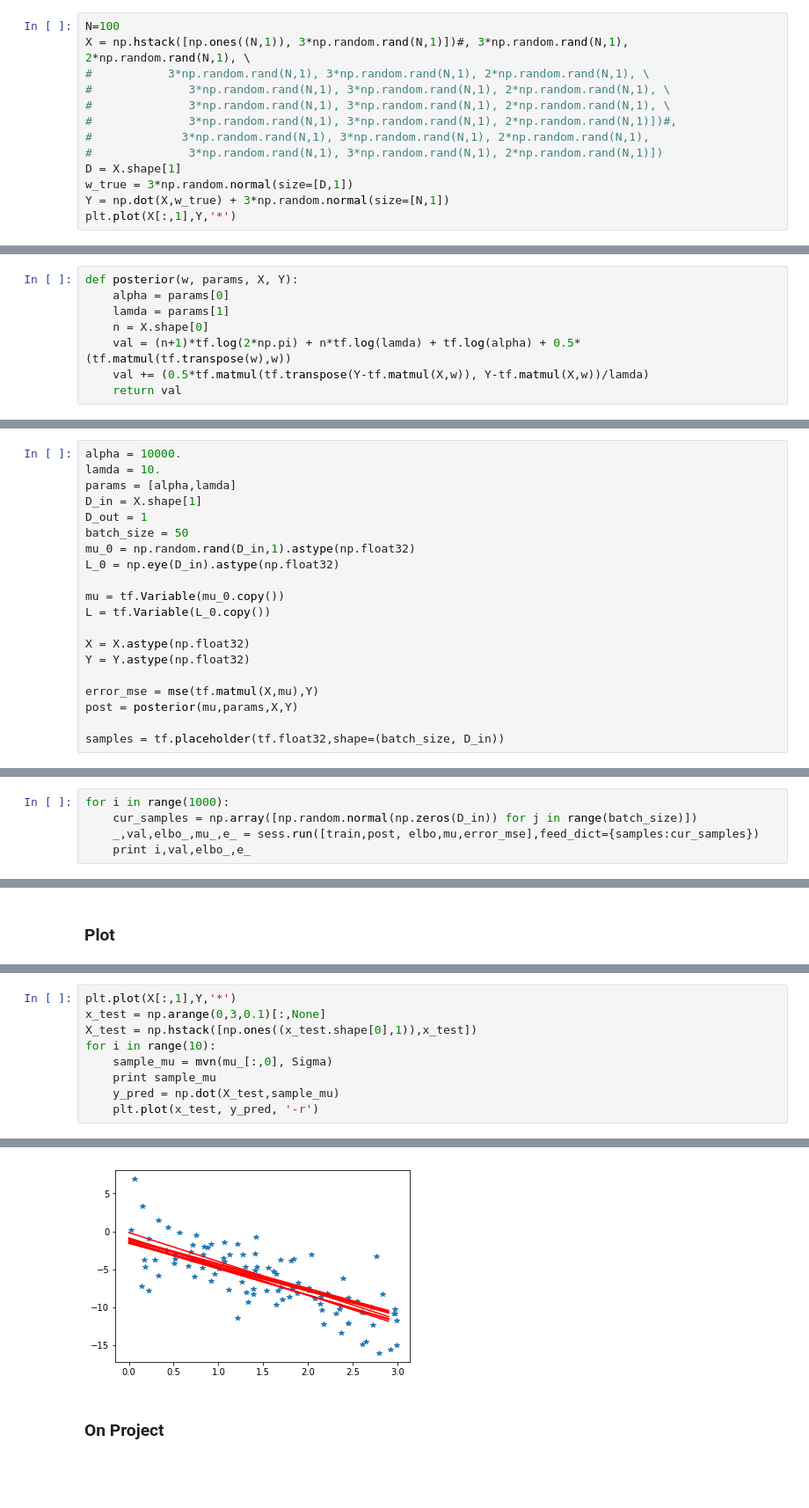
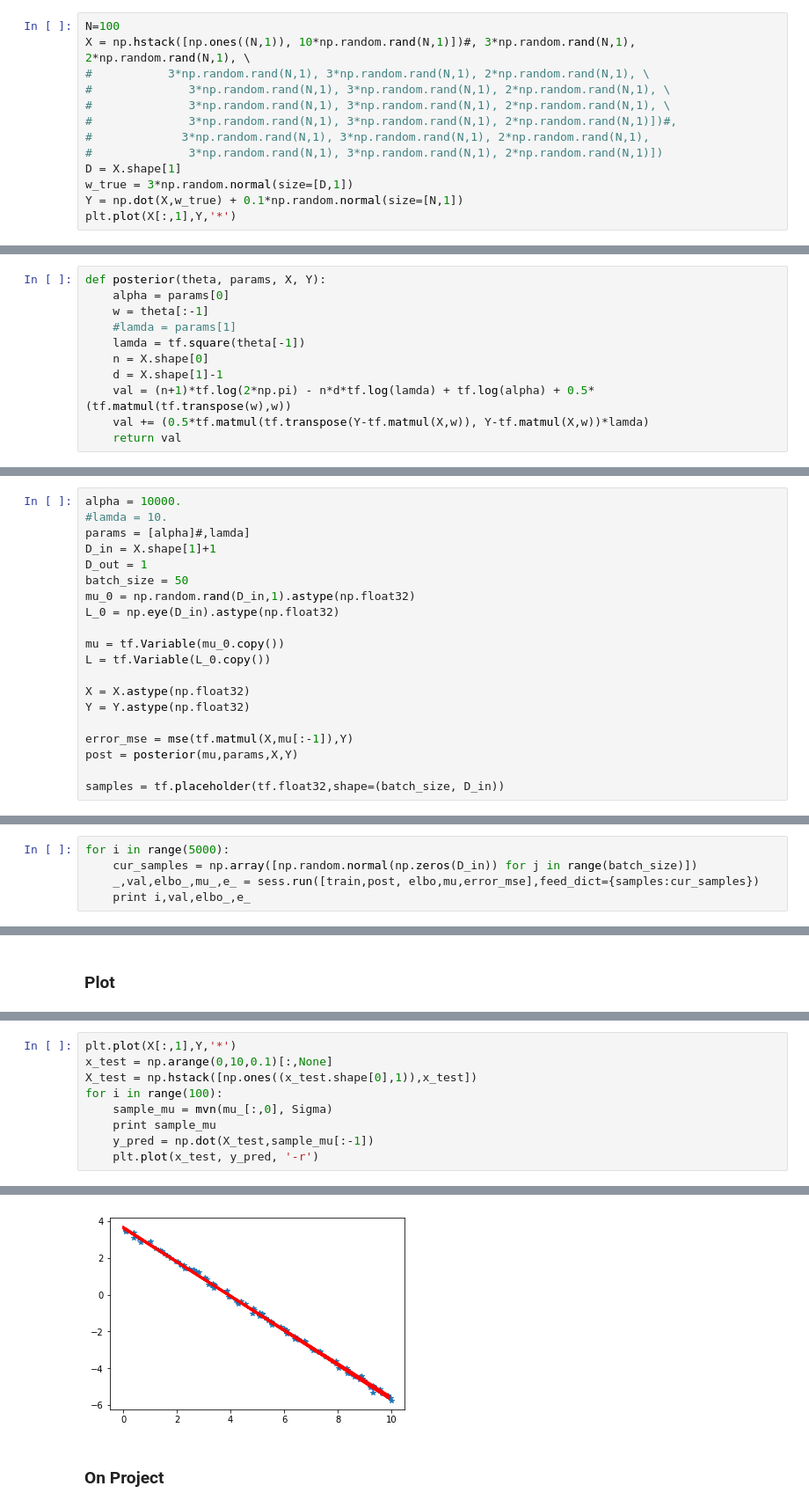
Before and after one commit to anhnguyendepocen/bayes_comp, a Jupyter notebook: notebook/Linear Regression-TF.ipynb, the cells around one changed output, grey strips where cells are left out. Shown at 88% size. Drawn from its saved outputs; the diff is of its cells as text; blank space fills up the shorter version.

Commit message:
successful to optimize lamda by assigning it as the precision instead of variance

```diff
--- a/notebook/Linear Regression-TF.ipynb
+++ b/notebook/Linear Regression-TF.ipynb
@@ -52,7 +52,7 @@ w_standard = w.copy()
 ### Generate simple dataset
 # %%
 N=100
-X = np.hstack([np.ones((N,1)), 3*np.random.rand(N,1)])#, 3*np.random.rand(N,1), 2*np.random.rand(N,1), \
+X = np.hstack([np.ones((N,1)), 10*np.random.rand(N,1)])#, 3*np.random.rand(N,1), 2*np.random.rand(N,1), \
 #           3*np.random.rand(N,1), 3*np.random.rand(N,1), 2*np.random.rand(N,1), \
 #              3*np.random.rand(N,1), 3*np.random.rand(N,1), 2*np.random.rand(N,1), \
 #              3*np.random.rand(N,1), 3*np.random.rand(N,1), 2*np.random.rand(N,1), \
@@ -61,7 +61,7 @@ X = np.hstack([np.ones((N,1)), 3*np.random.rand(N,1)])#, 3*np.random.rand(N,1),
 #              3*np.random.rand(N,1), 3*np.random.rand(N,1), 2*np.random.rand(N,1)])
 D = X.shape[1]
 w_true = 3*np.random.normal(size=[D,1])
-Y = np.dot(X,w_true) + 3*np.random.normal(size=[N,1])
+Y = np.dot(X,w_true) + 0.1*np.random.normal(size=[N,1])
 plt.plot(X[:,1],Y,'*')
 # %% [output]
 [<matplotlib.lines.Line2D at 0x...>]
@@ -69,12 +69,15 @@ plt.plot(X[:,1],Y,'*')
 # %%
 from math import e
 # %%
-def posterior(w, params, X, Y):
+def posterior(theta, params, X, Y):
     alpha = params[0]
-    lamda = params[1]
+    w = theta[:-1]
+    #lamda = params[1]
+    lamda = tf.square(theta[-1])
     n = X.shape[0]
-    val = (n+1)*tf.log(2*np.pi) + n*tf.log(lamda) + tf.log(alpha) + 0.5*(tf.matmul(tf.transpose(w),w))
-    val += (0.5*tf.matmul(tf.transpose(Y-tf.matmul(X,w)), Y-tf.matmul(X,w))/lamda)
+    d = X.shape[1]-1
+    val = (n+1)*tf.log(2*np.pi) - n*d*tf.log(lamda) + tf.log(alpha) + 0.5*(tf.matmul(tf.transpose(w),w))
+    val += (0.5*tf.matmul(tf.transpose(Y-tf.matmul(X,w)), Y-tf.matmul(X,w))*lamda)
     return val
 # %%
 def ELBO(mu,L,samples, params, X, Y):
@@ -87,9 +90,9 @@ def ELBO(mu,L,samples, params, X, Y):
     return val
 # %%
 alpha = 10000.
-lamda = 10.
-params = [alpha,lamda]
-D_in = X.shape[1]
+#lamda = 10.
+params = [alpha]#,lamda]
+D_in = X.shape[1]+1
 D_out = 1
 batch_size = 50
 mu_0 = np.random.rand(D_in,1).astype(np.float32)
@@ -101,7 +104,7 @@ L = tf.Variable(L_0.copy())
 X = X.astype(np.float32)
 Y = Y.astype(np.float32)
 
-error_mse = mse(tf.matmul(X,mu),Y)
+error_mse = mse(tf.matmul(X,mu[:-1]),Y)
 post = posterior(mu,params,X,Y)
 
 samples = tf.placeholder(tf.float32,shape=(batch_size, D_in))
@@ -113,7 +116,7 @@ train = optimizer.minimize(-elbo,var_list=[mu,L])
 
 sess.run(tf.global_variables_initializer())
 # %%
-for i in range(1000):
+for i in range(5000):
     cur_samples = np.array([np.random.normal(np.zeros(D_in)) for j in range(batch_size)])
     _,val,elbo_,mu_,e_ = sess.run([train,post, elbo,mu,error_mse],feed_dict={samples:cur_samples})
     print i,val,elbo_,e_
@@ -148,10 +173,10 @@ print mu_,w_true
 # %%
 plt.plot(X[:,1],Y,'*')
-x_test = np.arange(0,3,0.1)[:,None]
+x_test = np.arange(0,10,0.1)[:,None]
 X_test = np.hstack([np.ones((x_test.shape[0],1)),x_test])
-for i in range(10):
+for i in range(100):
     sample_mu = mvn(mu_[:,0], Sigma)
     print sample_mu
-    y_pred = np.dot(X_test,sample_mu)
+    y_pred = np.dot(X_test,sample_mu[:-1])
     plt.plot(x_test, y_pred, '-r')
 # %% [output]
@@ -168,4 +200,4 @@ for i in range(10):
-[figure, old version]
+[figure, new version]
 # %% [markdown]
 ### On Project
 # %%
```
Also changed, not shown: parts of 33 cells of this notebook.
